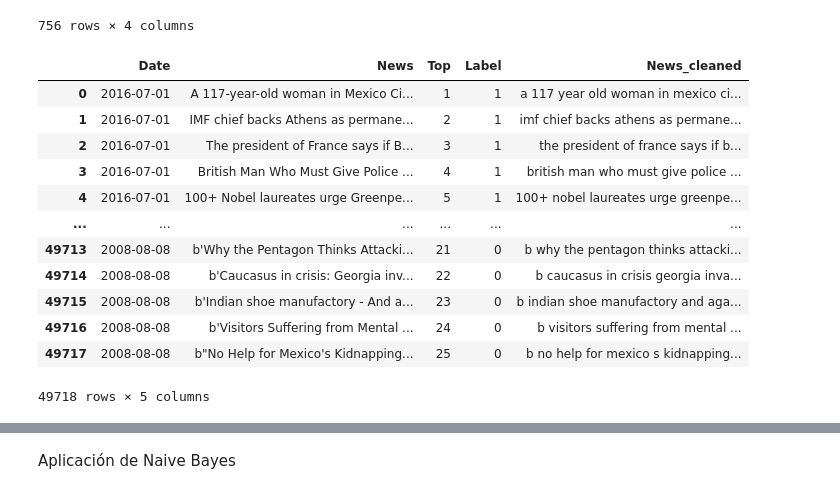
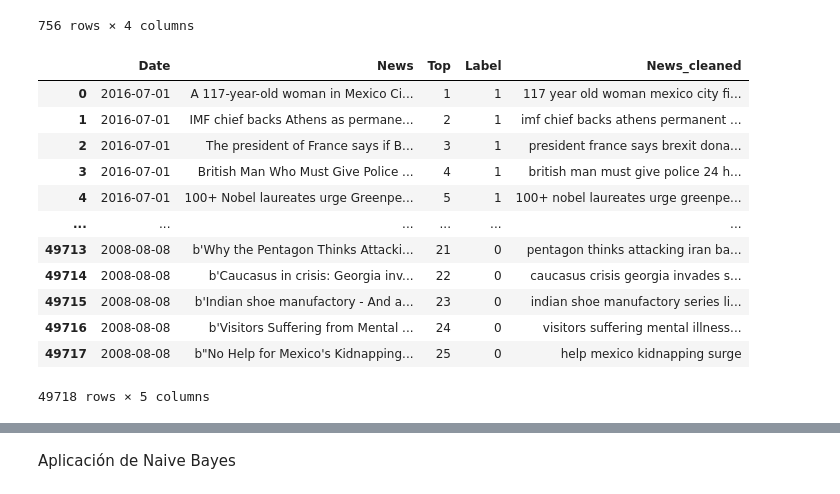
Before and after one commit to jjiguaran/text_mining, a Jupyter notebook: individual_versions/Topics_noticias_reddit_juanjo.ipynb, the cells around one changed output, grey strips where cells are left out. Cells and saved outputs as stored; diff of their text form; code cells hidden in the pictures.

```diff
--- a/individual_versions/Topics_noticias_reddit_juanjo.ipynb
+++ b/individual_versions/Topics_noticias_reddit_juanjo.ipynb
@@ -175,41 +174,55 @@ RedditNews[RedditNews.index.isin(index_review)]
 | 49713 | 2008-08-08 | b'Why the Pentagon Thinks Attacki... | 21 | 0 |
 756 rows × 4 columns
 # %%
-##Una función para limpieza básica, podemos añadir cosas, es un solo una base, luego lo adaptamos más a nuestro uso
-
 import re
 import nltk
+# nltk.download('stopwords')
 from nltk.corpus import stopwords
-
-REPLACE_BY_SPACE_RE = re.compile('[/(){}\[\]\|@,;-]')
-BAD_SYMBOLS_RE = re.compile('[^0-9a-z #+_]')
-# STOPWORDS = set(stopwords.words('english'))
+stoplist = stopwords.words("english")
+REPLACE_BY_SPACE_RE = re.compile('[(){}\[\]\|@,;-]')
+BAD_SYMBOLS_RE = re.compile('[^0-9a-z ^#\+_]')
+SEP_NUMBER = re.compile('(?<=\d)\,|\.(?=\d)')
+USA_ABREV = re.compile('U\.S|u\.s\|u\.s\.a\.|US')
+DOT_ABREV = re.compile('\.(?![a-zA-Z]{2})')
+STARTING_B = re.compile("^\"b' |^b ")
+STOPWORDS = stopwords.words('english')
 
 def clean_text(text):
     """
         text: a string
-
         return: modified initial string
     """
+
+    text = USA_ABREV.sub(' usa ', text) # replace U.S U.S. u.s US for usa
     text = text.lower() # lowercase text
+    text = text.replace("al-qaeda", "alqaeda")
+    text = text.replace("al-qa'eda", "alqaeda")
+    text = text.replace('&amp;', '&')
+    text = text.replace('&', '')
+
+    text = DOT_ABREV.sub('', text) # removes abrevetion dot, ej: L.G.B.T  = LGBT
+    text = SEP_NUMBER.sub('', text) # removes . and , seprating numbers
     text = REPLACE_BY_SPACE_RE.sub(' ', text) # replace REPLACE_BY_SPACE_RE symbols by space in text
     text = BAD_SYMBOLS_RE.sub(' ', text) # delete symbols which are in BAD_SYMBOLS_RE from text
-    # text = ' '.join(word for word in text.split() if word not in STOPWORDS) # delete stopwors from text
+    text = STARTING_B.sub('', text) # delete symbols which are in BAD_SYMBOLS_RE from text
+
+    text = ' '.join(word for word in text.split() if word not in STOPWORDS) # delete stopwors from text
+    text = text.strip()
     return text
 
 RedditNews['News_cleaned'] = RedditNews['News'].apply(clean_text)
 RedditNews
 # %% [output]
 |  | Date | News | Top | Label | News_cleaned |
-| 0 | 2016-07-01 | A 117-year-old woman in Mexico Ci... | 1 | 1 | a 117 year old woman in mexico ci... |
-| 1 | 2016-07-01 | IMF chief backs Athens as permane... | 2 | 1 | imf chief backs athens as permane... |
-| 2 | 2016-07-01 | The president of France says if B... | 3 | 1 | the president of france says if b... |
-| 3 | 2016-07-01 | British Man Who Must Give Police ... | 4 | 1 | british man who must give police ... |
+| 0 | 2016-07-01 | A 117-year-old woman in Mexico Ci... | 1 | 1 | 117 year old woman mexico city fi... |
+| 1 | 2016-07-01 | IMF chief backs Athens as permane... | 2 | 1 | imf chief backs athens permanent ... |
+| 2 | 2016-07-01 | The president of France says if B... | 3 | 1 | president france says brexit dona... |
+| 3 | 2016-07-01 | British Man Who Must Give Police ... | 4 | 1 | british man must give police 24 h... |
 | 4 | 2016-07-01 | 100+ Nobel laureates urge Greenpe... | 5 | 1 | 100+ nobel laureates urge greenpe... |
 | ... | ... | ... | ... | ... | ... |
-| 49713 | 2008-08-08 | b'Why the Pentagon Thinks Attacki... | 21 | 0 | b why the pentagon thinks attacki... |
-| 49714 | 2008-08-08 | b'Caucasus in crisis: Georgia inv... | 22 | 0 | b caucasus in crisis georgia inva... |
-| 49715 | 2008-08-08 | b'Indian shoe manufactory - And a... | 23 | 0 | b indian shoe manufactory and aga... |
-| 49716 | 2008-08-08 | b'Visitors Suffering from Mental ... | 24 | 0 | b visitors suffering from mental ... |
-| 49717 | 2008-08-08 | b"No Help for Mexico's Kidnapping... | 25 | 0 | b no help for mexico s kidnapping... |
+| 49713 | 2008-08-08 | b'Why the Pentagon Thinks Attacki... | 21 | 0 | pentagon thinks attacking iran ba... |
+| 49714 | 2008-08-08 | b'Caucasus in crisis: Georgia inv... | 22 | 0 | caucasus crisis georgia invades s... |
+| 49715 | 2008-08-08 | b'Indian shoe manufactory - And a... | 23 | 0 | indian shoe manufactory series li... |
+| 49716 | 2008-08-08 | b'Visitors Suffering from Mental ... | 24 | 0 | visitors suffering mental illness... |
+| 49717 | 2008-08-08 | b"No Help for Mexico's Kidnapping... | 25 | 0 | help mexico kidnapping surge |
 49718 rows × 5 columns
```
Also changed, not shown: parts of 9 cells of this notebook, 3 other files.
